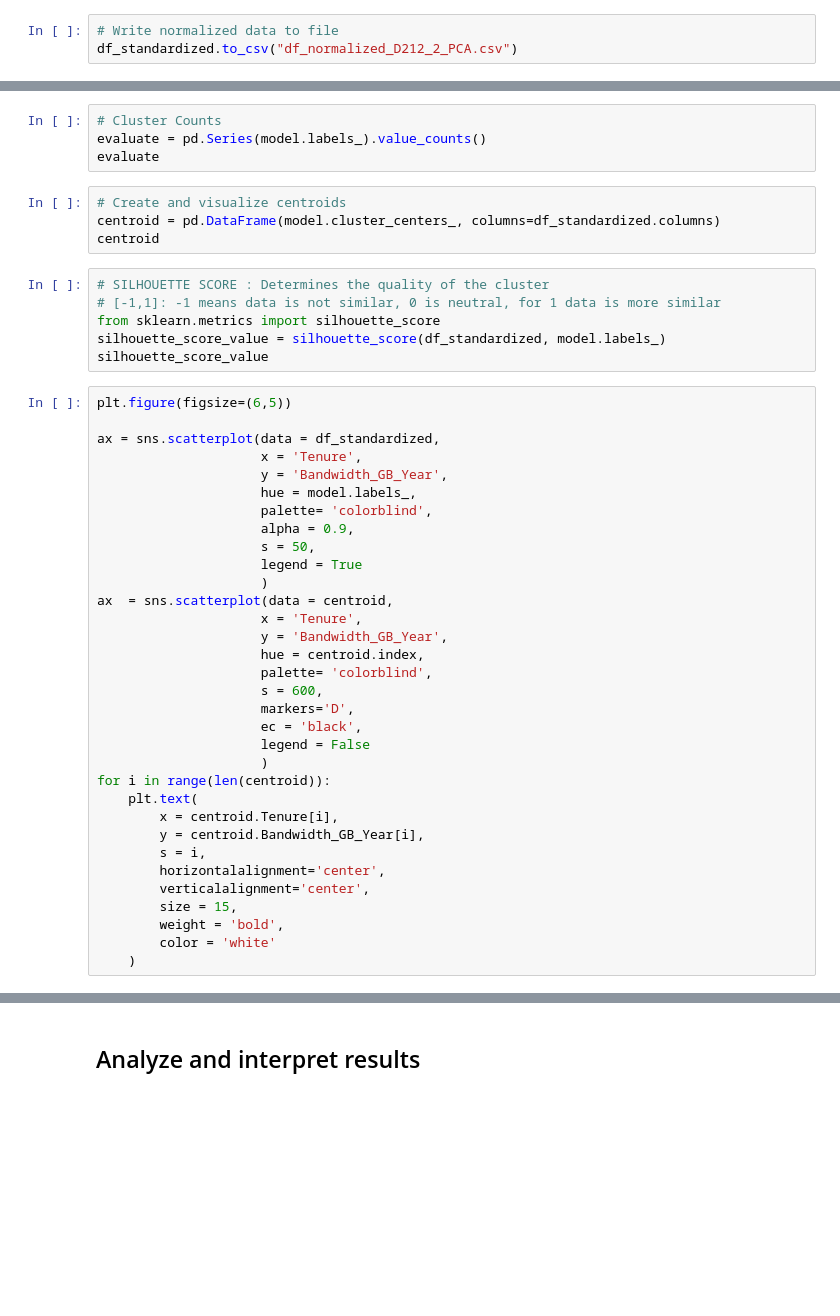
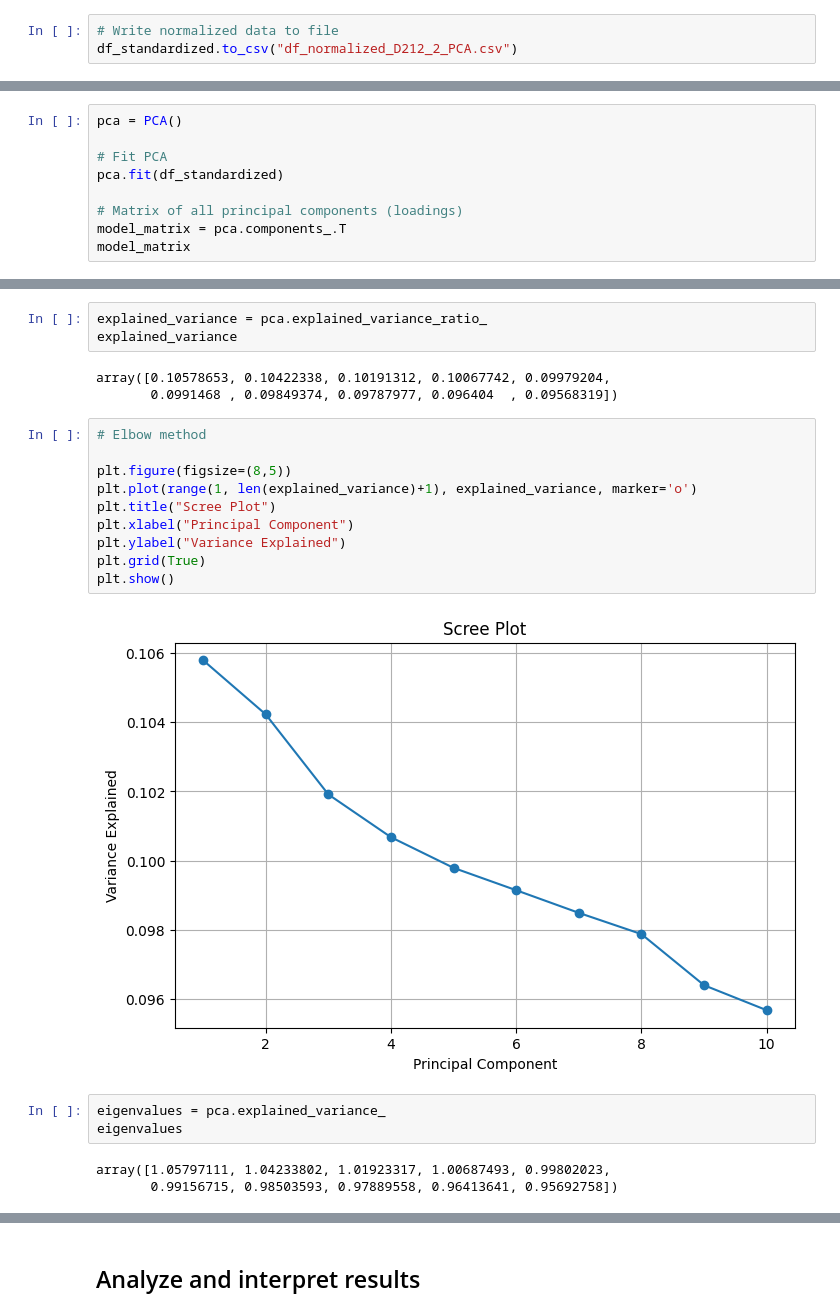
Before and after one commit to dayanaviana/WGU, a Jupyter notebook: D212-DataMiningII/__main__D212_2_PCA.ipynb, the cells around one changed output, grey strips where cells are left out. Saved outputs shown, nothing was run; the diff lists cells and outputs as text; blank space fills up the shorter version.

```diff
--- a/D212-DataMiningII/__main__D212_2_PCA.ipynb
+++ b/D212-DataMiningII/__main__D212_2_PCA.ipynb
@@ -191,0 +204,9 @@ plt.show()
+# %%
+pca = PCA()
+
+# Fit PCA
+pca.fit(df_standardized)
+
+# Matrix of all principal components (loadings)
+model_matrix = pca.components_.T
+model_matrix
@@ -236,47 +258,24 @@ model.fit(df_standardized)   # fit model to standardized data
-# %%
-# Cluster Counts
-evaluate = pd.Series(model.labels_).value_counts()
-evaluate
-# %%
-# Create and visualize centroids
-centroid = pd.DataFrame(model.cluster_centers_, columns=df_standardized.columns)
-centroid
-# %%
-# SILHOUETTE SCORE : Determines the quality of the cluster
-# [-1,1]: -1 means data is not similar, 0 is neutral, for 1 data is more similar
-from sklearn.metrics import silhouette_score
-silhouette_score_value = silhouette_score(df_standardized, model.labels_)
-silhouette_score_value
-# %%
-plt.figure(figsize=(6,5))
-
-ax = sns.scatterplot(data = df_standardized,
-                     x = 'Tenure',
-                     y = 'Bandwidth_GB_Year',
-                     hue = model.labels_,
-                     palette= 'colorblind',
-                     alpha = 0.9,
-                     s = 50,
-                     legend = True
-                     )
-ax  = sns.scatterplot(data = centroid,
-                     x = 'Tenure',
-                     y = 'Bandwidth_GB_Year',
-                     hue = centroid.index,
-                     palette= 'colorblind',
-                     s = 600,
-                     markers='D',
-                     ec = 'black',
-                     legend = False
-                     )
-for i in range(len(centroid)):
-    plt.text(
-        x = centroid.Tenure[i],
-        y = centroid.Bandwidth_GB_Year[i],
-        s = i,
-        horizontalalignment='center',
-        verticalalignment='center',
-        size = 15,
-        weight = 'bold',
-        color = 'white'
-    )
+# %%
+explained_variance = pca.explained_variance_ratio_
+explained_variance
+# %% [output]
+array([0.10578653, 0.10422338, 0.10191312, 0.10067742, 0.09979204,
+       0.0991468 , 0.09849374, 0.09787977, 0.096404  , 0.09568319])
+# %%
+# Elbow method
+
+plt.figure(figsize=(8,5))
+plt.plot(range(1, len(explained_variance)+1), explained_variance, marker='o')
+plt.title("Scree Plot")
+plt.xlabel("Principal Component")
+plt.ylabel("Variance Explained")
+plt.grid(True)
+plt.show()
+# %% [output]
+[figure, added]
+# %%
+eigenvalues = pca.explained_variance_
+eigenvalues
+# %% [output]
+array([1.05797111, 1.04233802, 1.01923317, 1.00687493, 0.99802023,
+       0.99156715, 0.98503593, 0.97889558, 0.96413641, 0.95692758])
```
Also changed, not shown: parts of 26 cells of this notebook.
